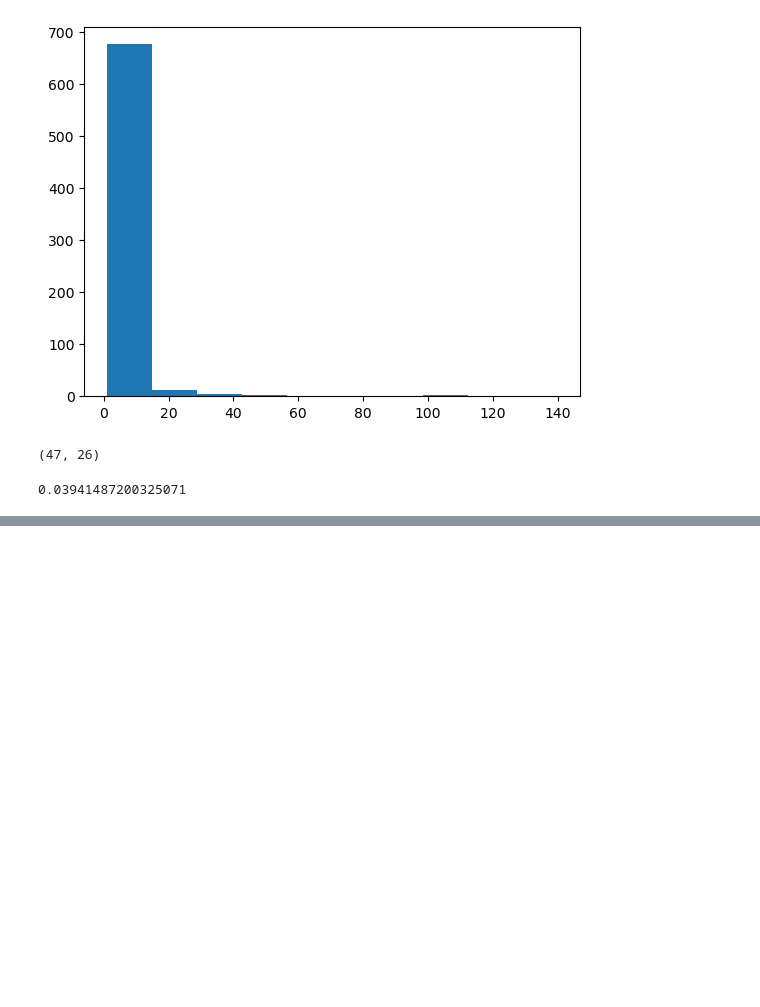
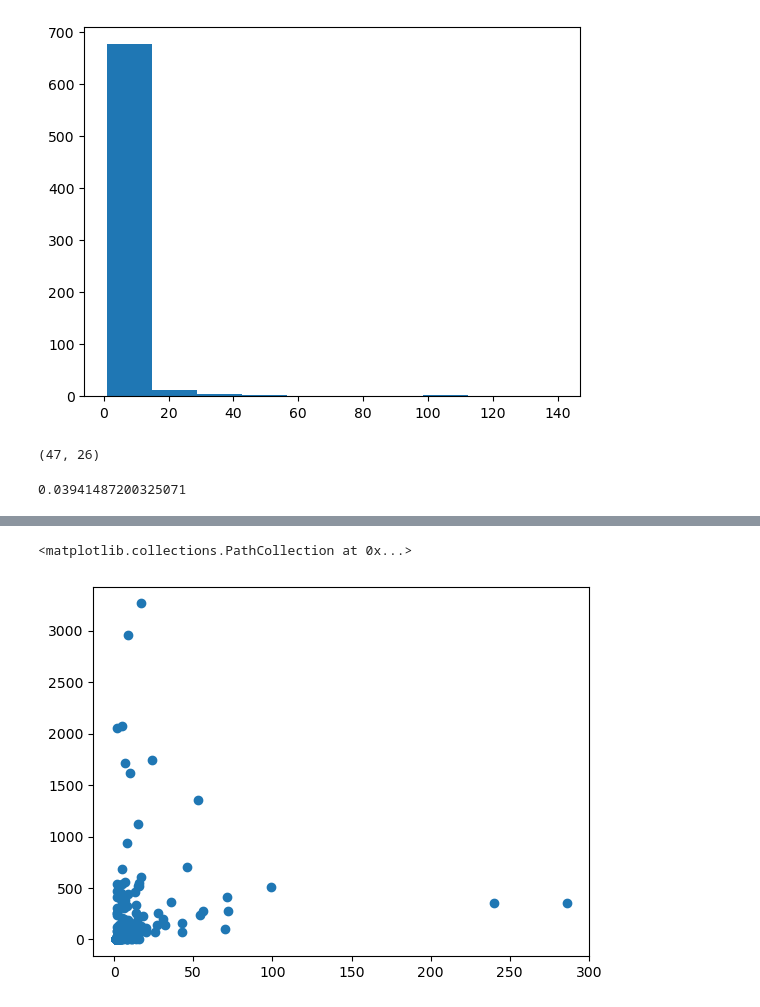
Before and after one commit to drica-monteiro/my_repository, a Jupyter notebook: sales_weekday.ipynb, the cells around one changed output, grey strips where cells are left out. Cells and saved outputs as stored; diff of their text form; code cells hidden in the pictures; blank space fills up the shorter version.

```diff
--- a/sales_weekday.ipynb
+++ b/sales_weekday.ipynb
@@ -117,0 +135,2 @@ df2['sales'].sum()/total_sales
+# %%
+o = dict(df['offer_option_id'].value_counts())
@@ -117,0 +145,3 @@ df2['sales'].sum()/total_sales
+# %%
+ids = list(o.keys())
+ids
@@ -117,0 +166,11 @@ df2['sales'].sum()/total_sales
+# %%
+price_var = []
+total_sales = []
+for i in ids:
+    df4 = df[df['offer_option_id'] == i]
+    price_var4 = df4['totalprice'].max() - df4['totalprice'].min()
+    total_sales4 = df4['sales'].sum()
+    price_var.append(price_var4)
+    total_sales.append(total_sales4)
+# %%
+novo_df = pd.DataFrame({'offer_id': ids, 'total_sales' : total_sales, 'price_var' : price_var})
@@ -117,0 +186,5 @@ df2['sales'].sum()/total_sales
+# %%
+plt.scatter(novo_df['total_sales'], novo_df['price_var'])
+# %% [output]
+<matplotlib.collections.PathCollection at 0x...>
+[figure, added]
```
Also changed, not shown: parts of 11 cells of this notebook.
